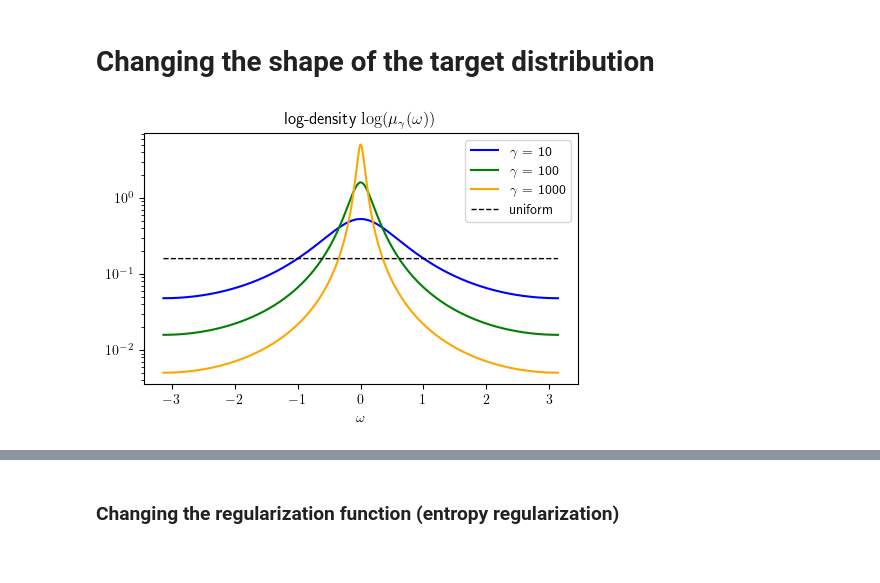
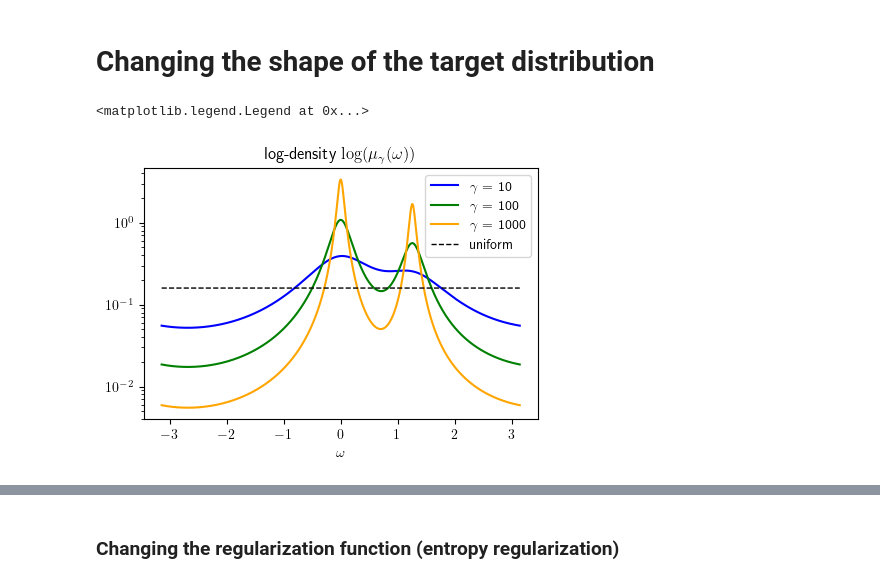
Before and after one commit to rbarboni/VarPro, a Jupyter notebook: Results_SHL.ipynb, the cells around one changed output, grey strips where cells are left out. Cells and saved outputs as stored; diff of their text form; code cells hidden in the pictures.

```diff
--- a/Results_SHL.ipynb
+++ b/Results_SHL.ipynb
@@ -115,7 +115,7 @@ ax[1].yaxis.tick_right()
 # %% [markdown]
 ### Varying regularization strength
 # %%
-lmbda_list = [-1, -2, -3, -4, -5]
+lmbda_list = [-1, -2, -3, -4]
 color_dict = {-1: 'blue', -2: 'green', -3: 'orange', -4: 'red', -5: 'black'}
 # %%
 dict = {}
@@ -131,9 +131,9 @@ for seed in tqdm(seed_list):
             dict_unbiased[(seed, lmbda)] = pickle.load(f)
 # %%
 p=0.3
-fig, ax = plt.subplots(1, 2, figsize=(24 * p, 10 * p), constrained_layout=True)
+fig, ax = plt.subplots(1, 2, figsize=(24 * p, 9 * p), constrained_layout=True)
 
-for lmbda in lmbda_list[:-1]:
+for lmbda in lmbda_list:
     idx = dict[(0,lmbda)]['distance_teacher_idx']
     res = np.zeros(len(idx))
     res_unbiased = np.zeros(len(idx))
@@ -190,7 +188,7 @@ X = np.linspace(-np.pi, np.pi, M+1)
 X = 0.5 * (X[1:]+X[:-1])
 # %%
 p=0.3
-fig, ax = plt.subplots(1, 2, figsize=(24 * p, 8 * p), constrained_layout=True, sharey=True)
+fig, ax = plt.subplots(1, 2, figsize=(24 * p, 9 * p), constrained_layout=True, sharey=True)
 
 i_list = [0, 100, 1000, 5000, 10000]
 
@@ -201,16 +199,16 @@ for i in i_list:
     for seed in seed_list:
         w = dict_unbiased[(seed, -4)]['student_state_list'][i]['feature_model.weight'].numpy()
         f = circle_to_line(w)
-        idx, density = gaussian_conv(f, scale=0.03, N_points=N_points)
+        idx, density = gaussian_conv(f, scale=0.04, N_points=N_points)
         res += density
     res /= len(seed_list)
     ax[1].plot(idx, res)
 
     ax[0].plot(X, diffusion[i], label=f't = {i * 2**(-10):.1f}')
 
-f_star = normalize(1 / (1 + 100 * np.sin(idx/2)**2))
+f_star = normalize(1 / (1 + 100 * np.sin(idx/2)**2) + 0.5 / (1 + 100 * np.sin((idx-0.4*np.pi)/2)**2))
 ax[1].plot(idx, f_star, color='black', linestyle='--', linewidth=1)
-ax[0].plot(idx, f_star, label='$\mu_\gamma$', color='black', linestyle='--', linewidth=1)
+ax[0].plot(idx, f_star, label='$\pi_\gamma$', color='black', linestyle='--', linewidth=1)
 ax[0].legend()
 #ax[1].yaxis.tick_right()
 ax[0].title.set_text('Ultra-fast diffusion')
@@ -382,12 +310,0 @@ color_dict = {-1: 'blue', -2: 'green', -3: 'orange', -4: 'red', -5: 'black'}
-# %%
-dict_varpro = {}
-dict_2ts = {}
-
-for seed in tqdm(seed_list):
-    for lmbda in lmbda_list:
-        path = f'VarPro_ReLU_1d_unbiased/results/width1024_lmbda{lmbda:.1f}_gamma100.0_N4096_ts-10.0_seed{seed}.pkl.gz'
-        with gzip.open(path, 'rb') as f:
-            dict_varpro[(seed, lmbda)] = pickle.load(f)
-        path = f'2TS_ReLU_1d_unbiased/results/width1024_lmbda{lmbda:.1f}_gamma100.0_N4096_ts-10.0_seed{seed}.pkl.gz'
-        with gzip.open(path, 'rb') as f:
-            dict_2ts[(seed, lmbda)] = pickle.load(f)
@@ -461,27 +316,28 @@ color_dict = {10: 'blue', 100: 'green', 1000: 'orange'}
 # %%
 M = 4096
 
 X = np.linspace(-np.pi, np.pi, M+1)
 X = 0.5 * (X[1:]+X[:-1])
 
 f0 = normalize(np.ones(M)) ## initialization
 p=0.4
-fig, ax = plt.subplots(figsize=(12 * p, 8 * p), constrained_layout=True)
+fig, ax = plt.subplots(figsize=(11 * p, 8 * p), constrained_layout=True)
 
 for gamma in gamma_list:
-    f_star = normalize(1 / (1 + gamma * np.sin(X/2)**2)) ## target
+    f_star = normalize(1 / (1 + gamma * np.sin(X/2)**2) + 0.5 / (1 + gamma * np.sin((X-0.4*np.pi)/2)**2)) ## target
     ax.plot(X, f_star, label=f'$\gamma$ = {gamma}', color=color_dict[gamma])
 
 ax.plot(X, f0, label='uniform', color='black', linestyle='--', linewidth=1)
 
 ax.set_xlabel('$\omega$')
 ax.set_title('log-density $\log(\mu_\gamma(\omega))$')
 ax.set_yscale('log')
 ax.legend()
 #fig.savefig("gamma_densities.pdf", format="pdf", bbox_inches="tight")
 #ax.axis('equal')
 # %% [output]
+<matplotlib.legend.Legend at 0x...>
-[figure, old version]
+[figure, new version]
 # %%
 dict = {}
 
```
Also changed, not shown: parts of 16 cells of this notebook, 13 other files.
